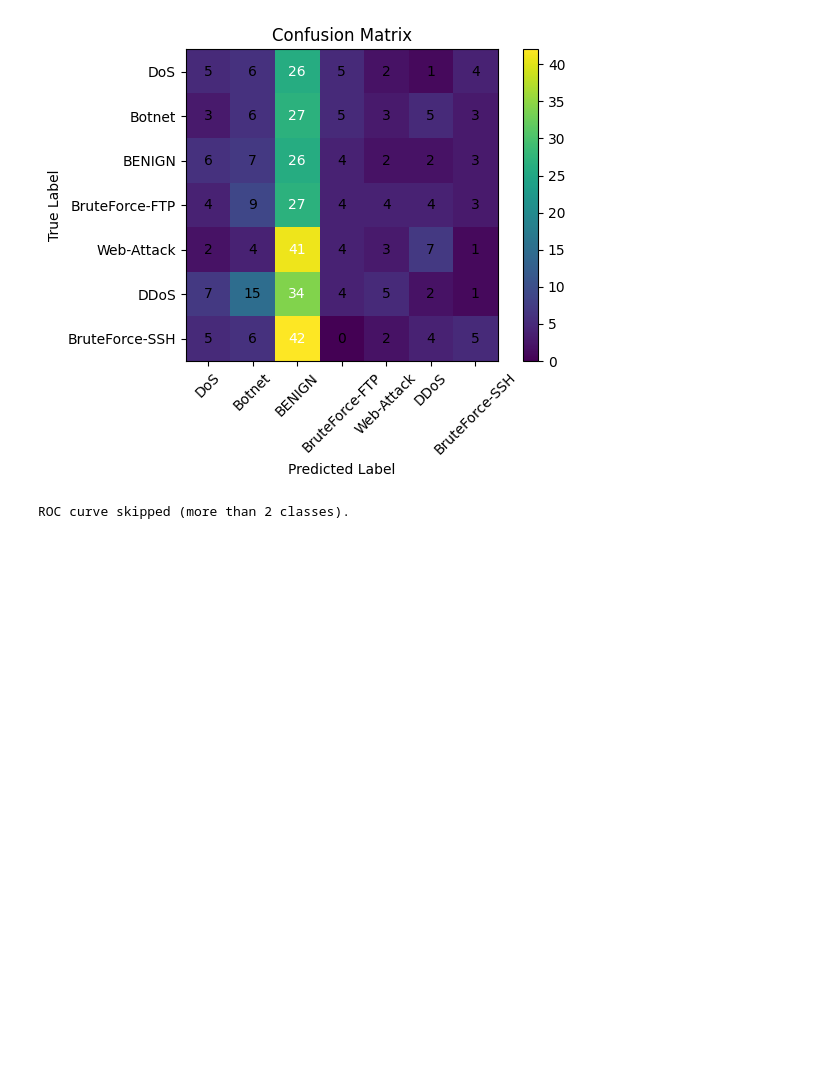
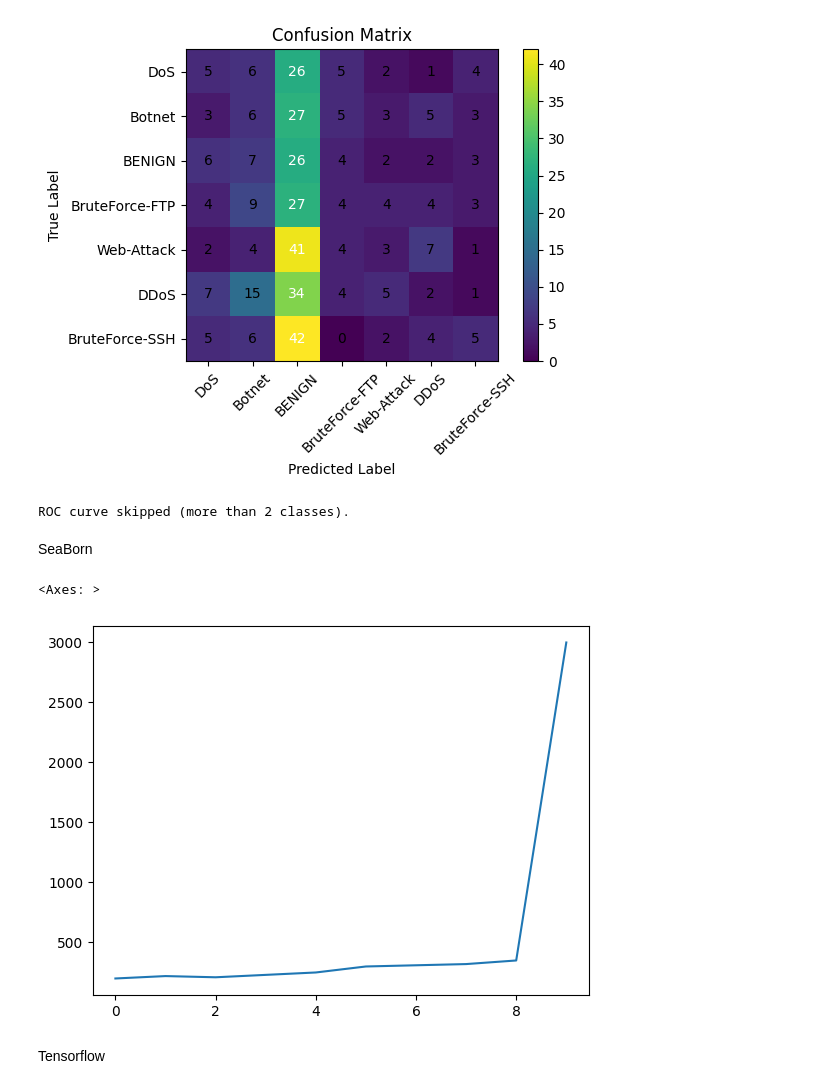
Before and after one commit to suryaprakash078/data-cleaning-using-machine-learning, a Jupyter notebook: ml_model_training.ipynb, the cells around one changed output. Saved outputs shown, nothing was run; the diff lists cells and outputs as text; code cells hidden in the pictures; blank space fills up the shorter version.

```diff
--- a/ml_model_training.ipynb
+++ b/ml_model_training.ipynb
@@ -163,3 +163,5 @@ Confusion Matrix:
  [ 5  6 42  0  2  4  5]]
 [figure]
 ROC curve skipped (more than 2 classes).
+# %% [markdown]
+SeaBorn
@@ -165,0 +171,8 @@ ROC curve skipped (more than 2 classes).
+# %%
+traffic = [200,220,210,230,250,300,310,320,350,3000]
+sns.lineplot(data=traffic)
+# %% [output]
+<Axes: >
+[figure, added]
+# %% [markdown]
+Tensorflow
```
Also changed, not shown: parts of 4 cells of this notebook.
